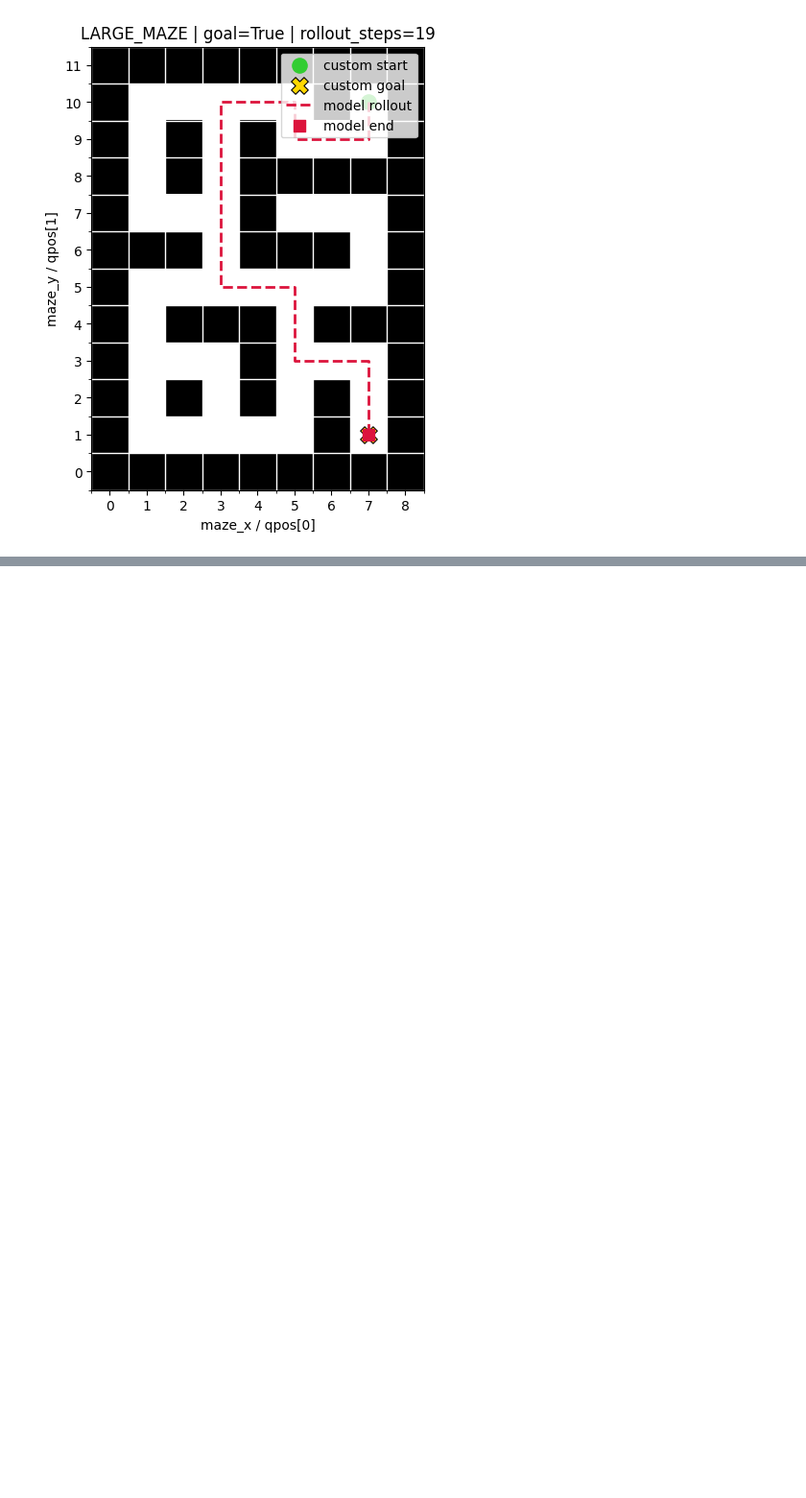
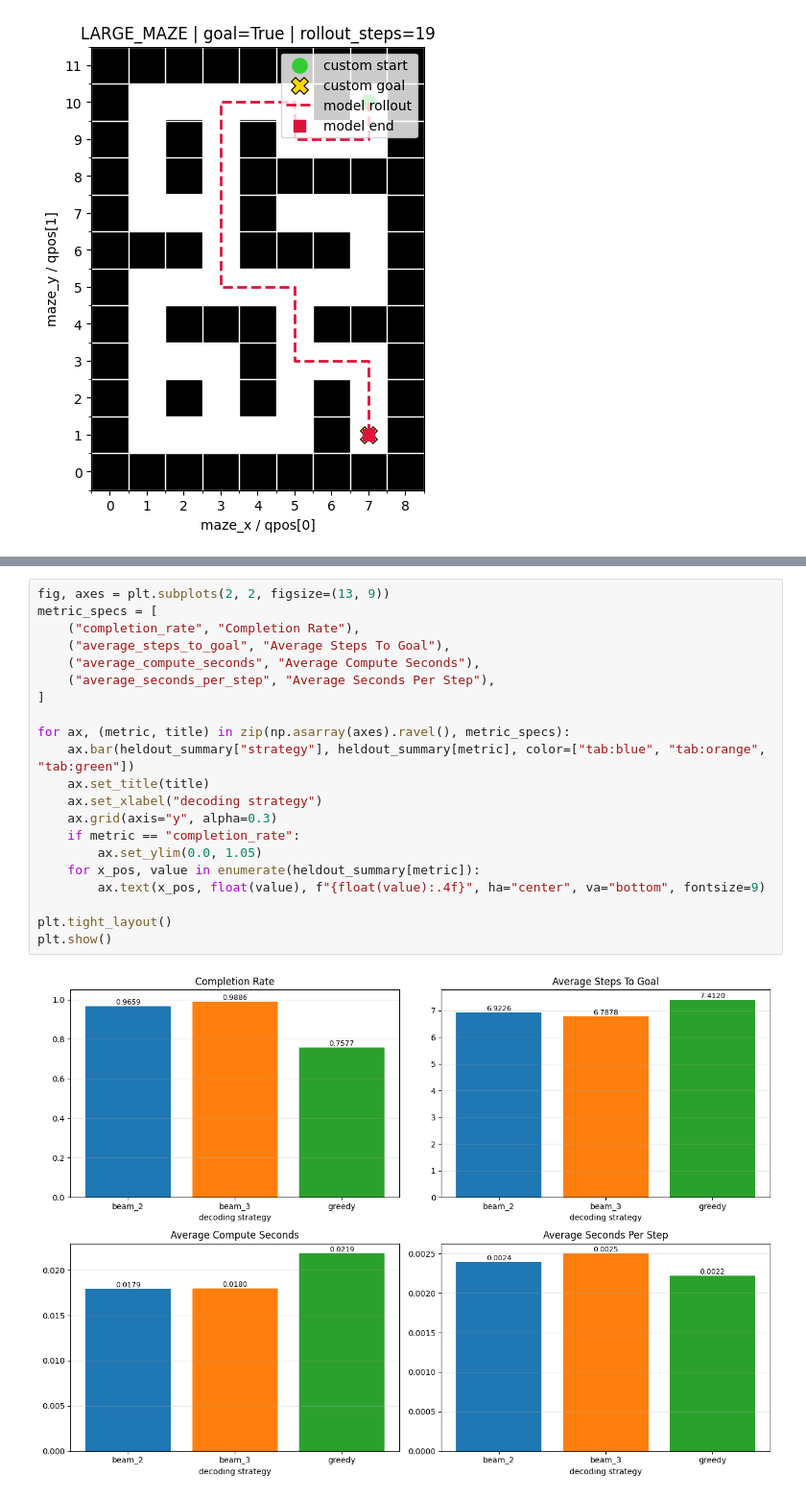
Before and after one commit to diankruger/4th-year-project, a Jupyter notebook: maze2d_discrete_8x8_gallery.ipynb, the cells around one changed output, grey strips where cells are left out. Shown at 96% size. Drawn from its saved outputs; the diff is of its cells as text; blank space fills up the shorter version.

```diff
--- a/maze2d_discrete_8x8_gallery.ipynb
+++ b/maze2d_discrete_8x8_gallery.ipynb
@@ -1232,0 +1690,23 @@ plt.show()
+# %%
+fig, axes = plt.subplots(2, 2, figsize=(13, 9))
+metric_specs = [
+    ("completion_rate", "Completion Rate"),
+    ("average_steps_to_goal", "Average Steps To Goal"),
+    ("average_compute_seconds", "Average Compute Seconds"),
+    ("average_seconds_per_step", "Average Seconds Per Step"),
+]
+
+for ax, (metric, title) in zip(np.asarray(axes).ravel(), metric_specs):
+    ax.bar(heldout_summary["strategy"], heldout_summary[metric], color=["tab:blue", "tab:orange", "tab:green"])
+    ax.set_title(title)
+    ax.set_xlabel("decoding strategy")
+    ax.grid(axis="y", alpha=0.3)
+    if metric == "completion_rate":
+        ax.set_ylim(0.0, 1.05)
+    for x_pos, value in enumerate(heldout_summary[metric]):
+        ax.text(x_pos, float(value), f"{float(value):.4f}", ha="center", va="bottom", fontsize=9)
+
+plt.tight_layout()
+plt.show()
+# %% [output]
+[figure, added]
```
Also changed, not shown: parts of 18 cells of this notebook, 53 other files.
